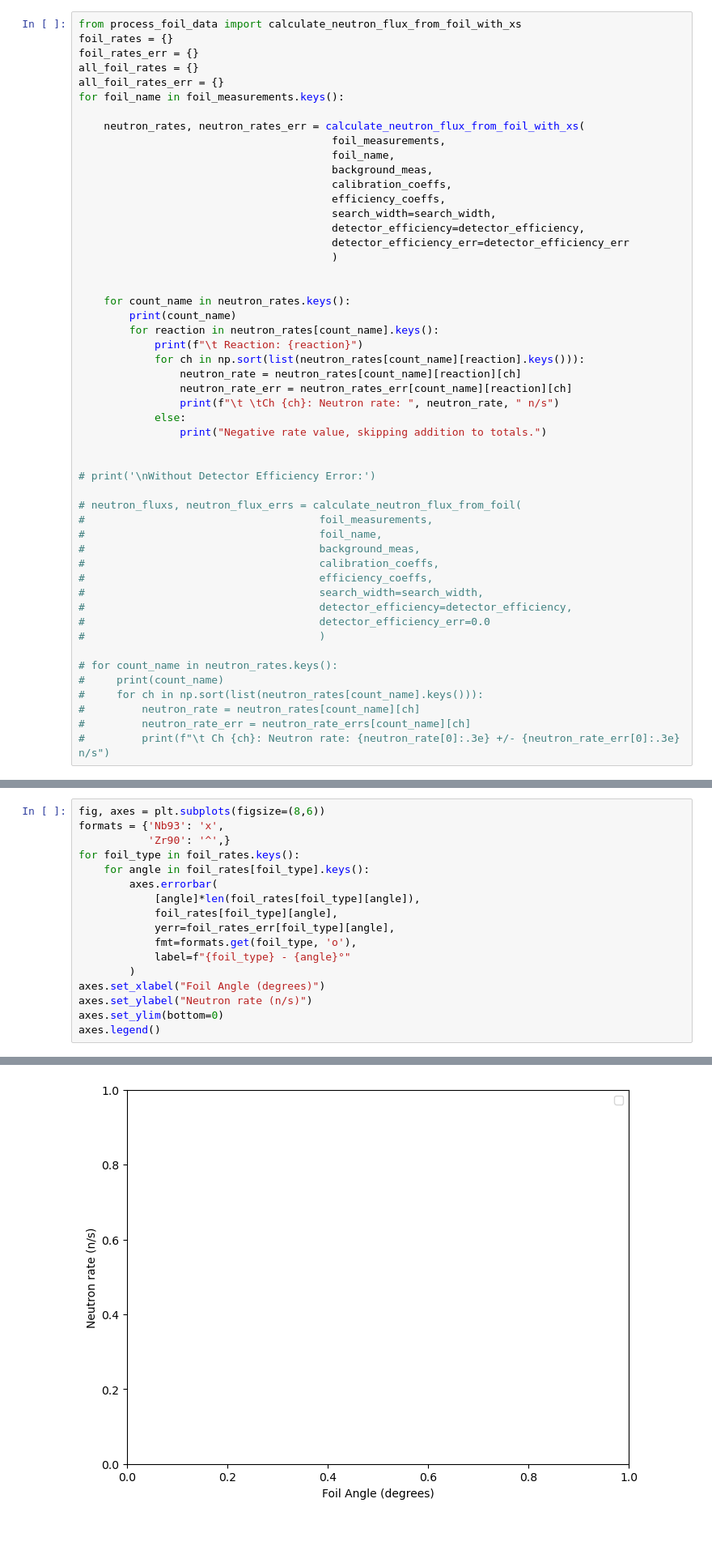
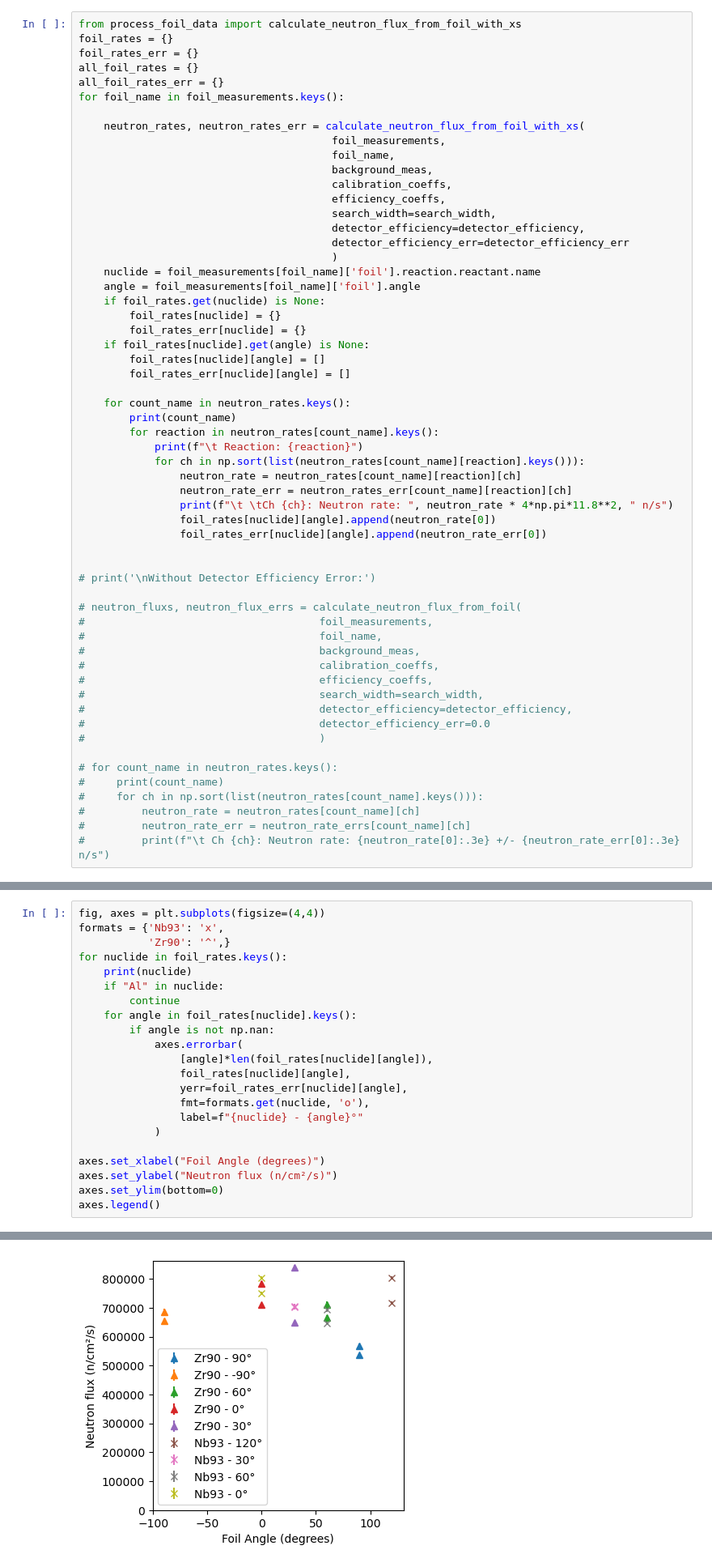
Before and after one commit to cdunn314/ngen_characterization_feb2026, a Jupyter notebook: analysis/foils/foil_analysis_NaI.ipynb, the cells around one changed output, grey strips where cells are left out. Shown at 81% size. Saved outputs shown, nothing was run; the diff lists cells and outputs as text; blank space fills up the shorter version.

```diff
--- a/analysis/foils/foil_analysis_NaI.ipynb
+++ b/analysis/foils/foil_analysis_NaI.ipynb
@@ -1199,7 +1144,14 @@ for foil_name in foil_measurements.keys():
                                         detector_efficiency=detector_efficiency,
                                         detector_efficiency_err=detector_efficiency_err
                                         )
-
+    nuclide = foil_measurements[foil_name]['foil'].reaction.reactant.name
+    angle = foil_measurements[foil_name]['foil'].angle
+    if foil_rates.get(nuclide) is None:
+        foil_rates[nuclide] = {}
+        foil_rates_err[nuclide] = {}
+    if foil_rates[nuclide].get(angle) is None:
+        foil_rates[nuclide][angle] = []
+        foil_rates_err[nuclide][angle] = []
 
     for count_name in neutron_rates.keys():
         print(count_name)
@@ -1208,9 +1160,9 @@ for foil_name in foil_measurements.keys():
             for ch in np.sort(list(neutron_rates[count_name][reaction].keys())):
                 neutron_rate = neutron_rates[count_name][reaction][ch]
                 neutron_rate_err = neutron_rates_err[count_name][reaction][ch]
-                print(f"\t \tCh {ch}: Neutron rate: ", neutron_rate, " n/s")
-            else:
-                print("Negative rate value, skipping addition to totals.")
+                print(f"\t \tCh {ch}: Neutron rate: ", neutron_rate * 4*np.pi*11.8**2, " n/s")
+                foil_rates[nuclide][angle].append(neutron_rate[0])
+                foil_rates_err[nuclide][angle].append(neutron_rate_err[0])
 
 
 # print('\nWithout Detector Efficiency Error:')
@@ -1253,20 +1205,25 @@ Negative rate value, skipping addition to totals.
 # %% [markdown]
 ## Angular Characterization Results
 # %%
-fig, axes = plt.subplots(figsize=(8,6))
+fig, axes = plt.subplots(figsize=(4,4))
 formats = {'Nb93': 'x',
            'Zr90': '^',}
-for foil_type in foil_rates.keys():
-    for angle in foil_rates[foil_type].keys():
-        axes.errorbar(
-            [angle]*len(foil_rates[foil_type][angle]),
-            foil_rates[foil_type][angle],
-            yerr=foil_rates_err[foil_type][angle],
-            fmt=formats.get(foil_type, 'o'),
-            label=f"{foil_type} - {angle}°"
-        )
+for nuclide in foil_rates.keys():
+    print(nuclide)
+    if "Al" in nuclide:
+        continue
+    for angle in foil_rates[nuclide].keys():
+        if angle is not np.nan:
+            axes.errorbar(
+                [angle]*len(foil_rates[nuclide][angle]),
+                foil_rates[nuclide][angle],
+                yerr=foil_rates_err[nuclide][angle],
+                fmt=formats.get(nuclide, 'o'),
+                label=f"{nuclide} - {angle}°"
+            )
+
 axes.set_xlabel("Foil Angle (degrees)")
-axes.set_ylabel("Neutron rate (n/s)")
+axes.set_ylabel("Neutron flux (n/cm²/s)")
 axes.set_ylim(bottom=0)
 axes.legend()
 # %% [output]
@@ -1274,4 +1234,4 @@ axes.legend()
-[figure, old version]
+[figure, new version]
 # %%
 import json
 processed_data_file = "../../data/processed_data.json"
```
Also changed, not shown: parts of 5 cells of this notebook, 10 other files.
